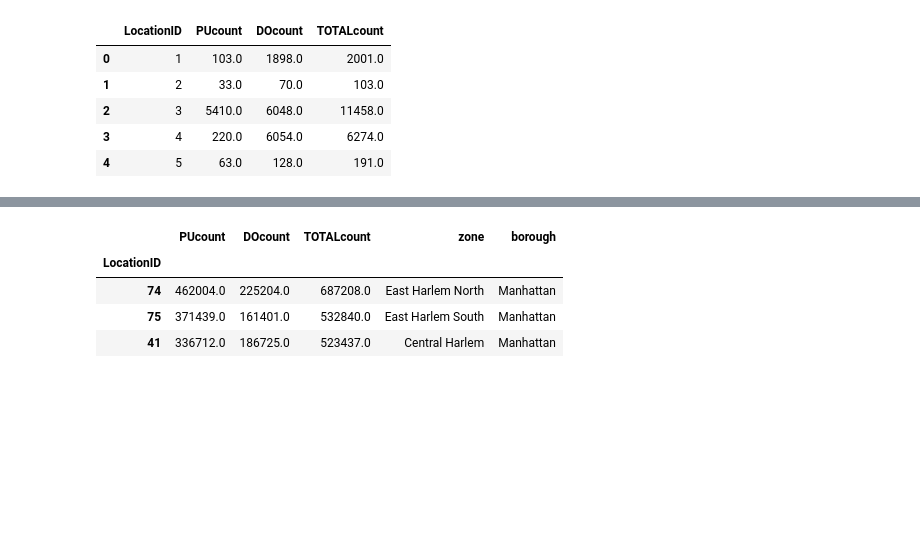
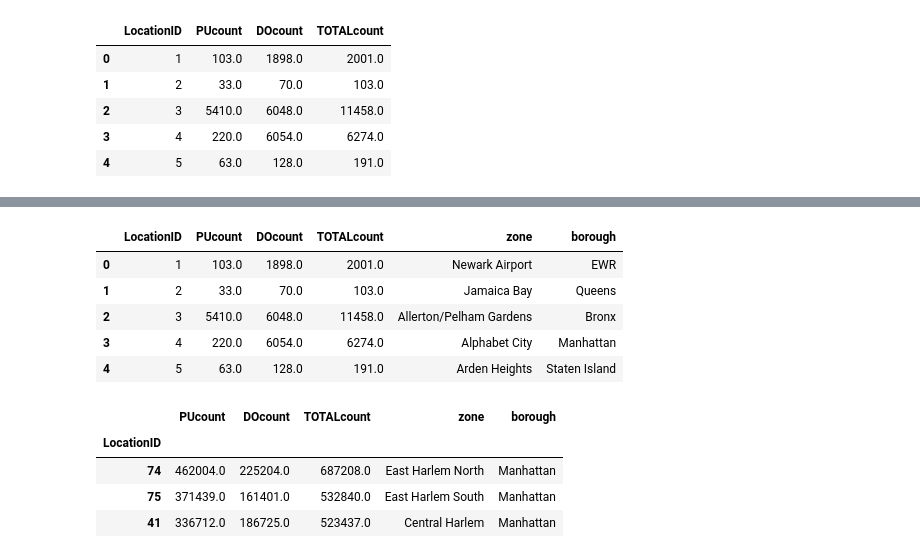
Before and after one commit to crazybber/go-jupyter, a Jupyter notebook: Analyzing-NYC-TLC-Green-Car-Enhanced.ipynb, the cells around one changed output, grey strips where cells are left out. Cells and saved outputs as stored; diff of their text form; code cells hidden in the pictures; blank space fills up the shorter version.

```diff
--- a/Analyzing-NYC-TLC-Green-Car-Enhanced.ipynb
+++ b/Analyzing-NYC-TLC-Green-Car-Enhanced.ipynb
@@ -406,3 +415,12 @@ df_q1 = df_q1.merge(loc, left_on="LocationID", right_on="LocationID")
+# %%
+df_q1.head()
+# %% [output]
+|  | LocationID | PUcount | DOcount | TOTALcount | zone | borough |
+| 0 | 1 | 103.0 | 1898.0 | 2001.0 | Newark Airport | EWR |
+| 1 | 2 | 33.0 | 70.0 | 103.0 | Jamaica Bay | Queens |
+| 2 | 3 | 5410.0 | 6048.0 | 11458.0 | Allerton/Pelham Gardens | Bronx |
+| 3 | 4 | 220.0 | 6054.0 | 6274.0 | Alphabet City | Manhattan |
+| 4 | 5 | 63.0 | 128.0 | 191.0 | Arden Heights | Staten Island |
 # %%
 PUcount = dict(zip(df_q1['LocationID'].tolist(), df_q1['PUcount'].tolist()))
 PUtop3 = df_q1.sort_values(by=['PUcount'], ascending=False).set_index("LocationID").head(3)
```
Also changed, not shown: parts of 1 cell of this notebook, 1 other file.
